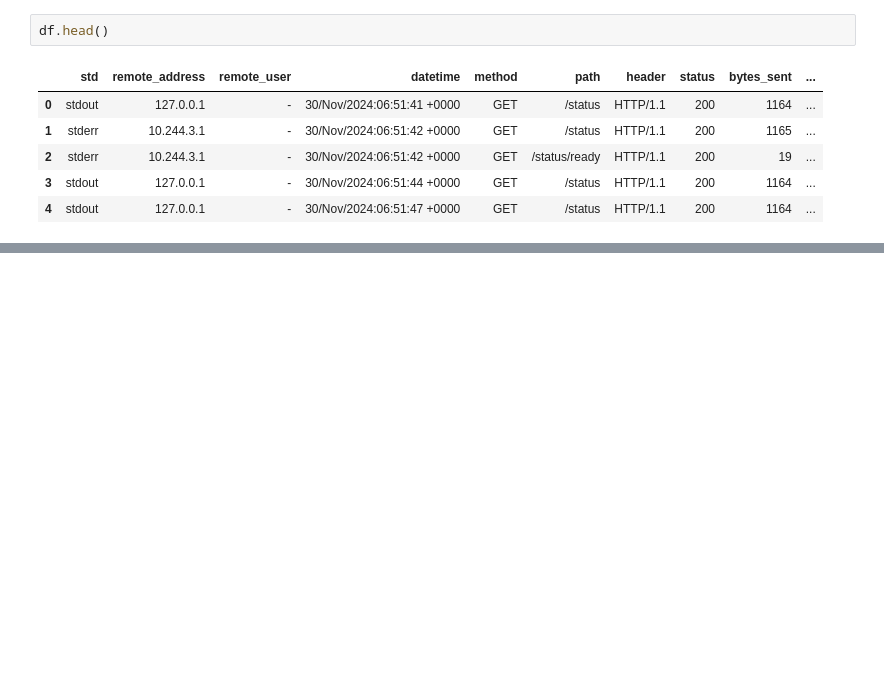
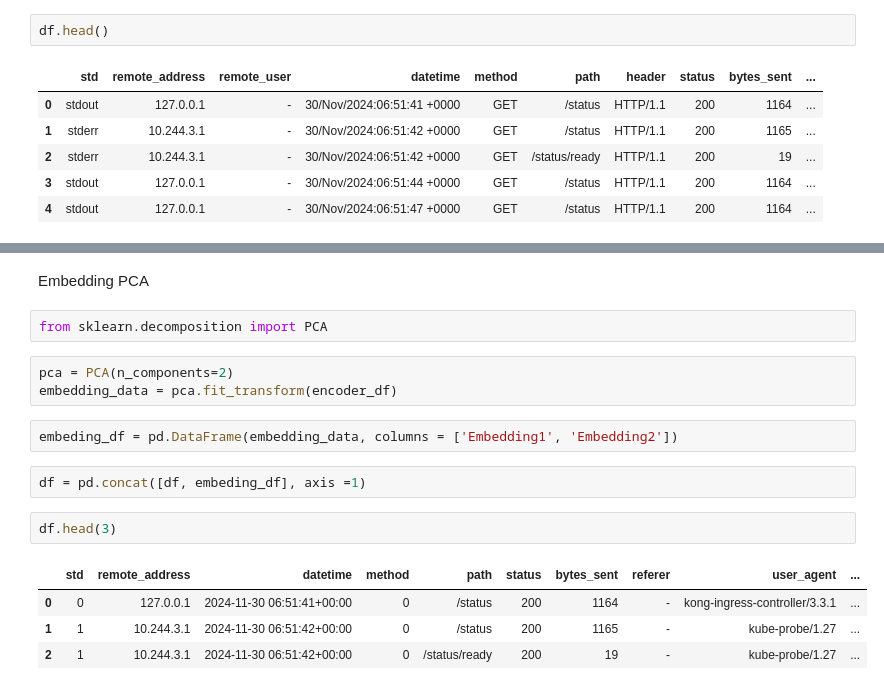
Before and after one commit to yennguyen1909/server_log_analyst, a Jupyter notebook: server_log.ipynb, the cells around one changed output, grey strips where cells are left out. Saved outputs shown, nothing was run; the diff lists cells and outputs as text; blank space fills up the shorter version.

```diff
--- a/server_log.ipynb
+++ b/server_log.ipynb
@@ -31,0 +130,18 @@ df.to_csv('D:/code-python/project_practice/server_log/dataframe/server_log_conve
+# %% [markdown]
+Embedding PCA
+# %%
+from sklearn.decomposition import PCA
+# %%
+pca = PCA(n_components=2)
+embedding_data = pca.fit_transform(encoder_df)
+# %%
+embeding_df = pd.DataFrame(embedding_data, columns = ['Embedding1', 'Embedding2'])
+# %%
+df = pd.concat([df, embeding_df], axis =1)
+# %%
+df.head(3)
+# %% [output]
+|  | std | remote_address | datetime | method | path | status | bytes_sent | referer | user_agent | ... |
+| 0 | 0 | 127.0.0.1 | 2024-11-30 06:51:41+00:00 | 0 | /status | 200 | 1164 | - | kong-ingress-controller/3.3.1 | ... |
+| 1 | 1 | 10.244.3.1 | 2024-11-30 06:51:42+00:00 | 0 | /status | 200 | 1165 | - | kube-probe/1.27 | ... |
+| 2 | 1 | 10.244.3.1 | 2024-11-30 06:51:42+00:00 | 0 | /status/ready | 200 | 19 | - | kube-probe/1.27 | ... |
```
Also changed, not shown: parts of 26 cells of this notebook.
